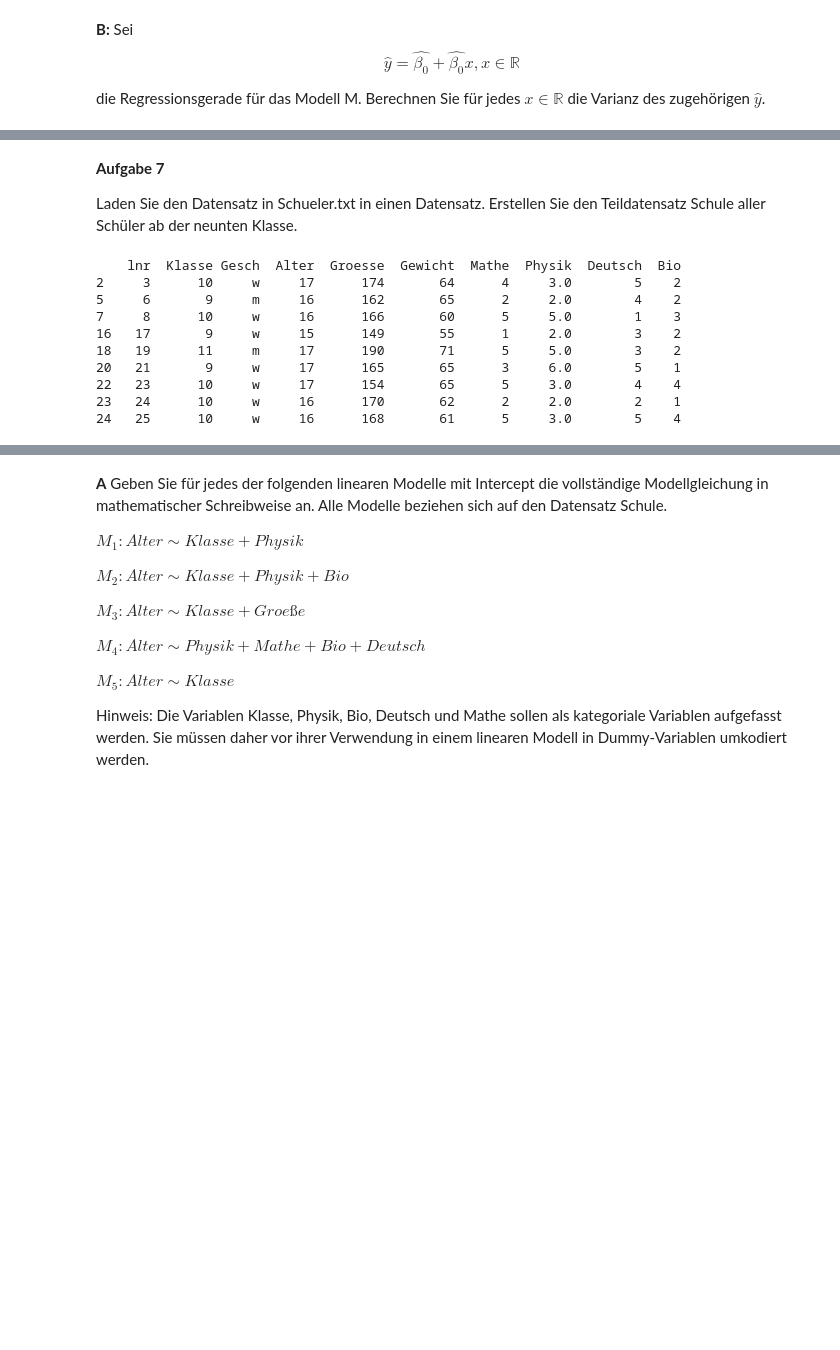
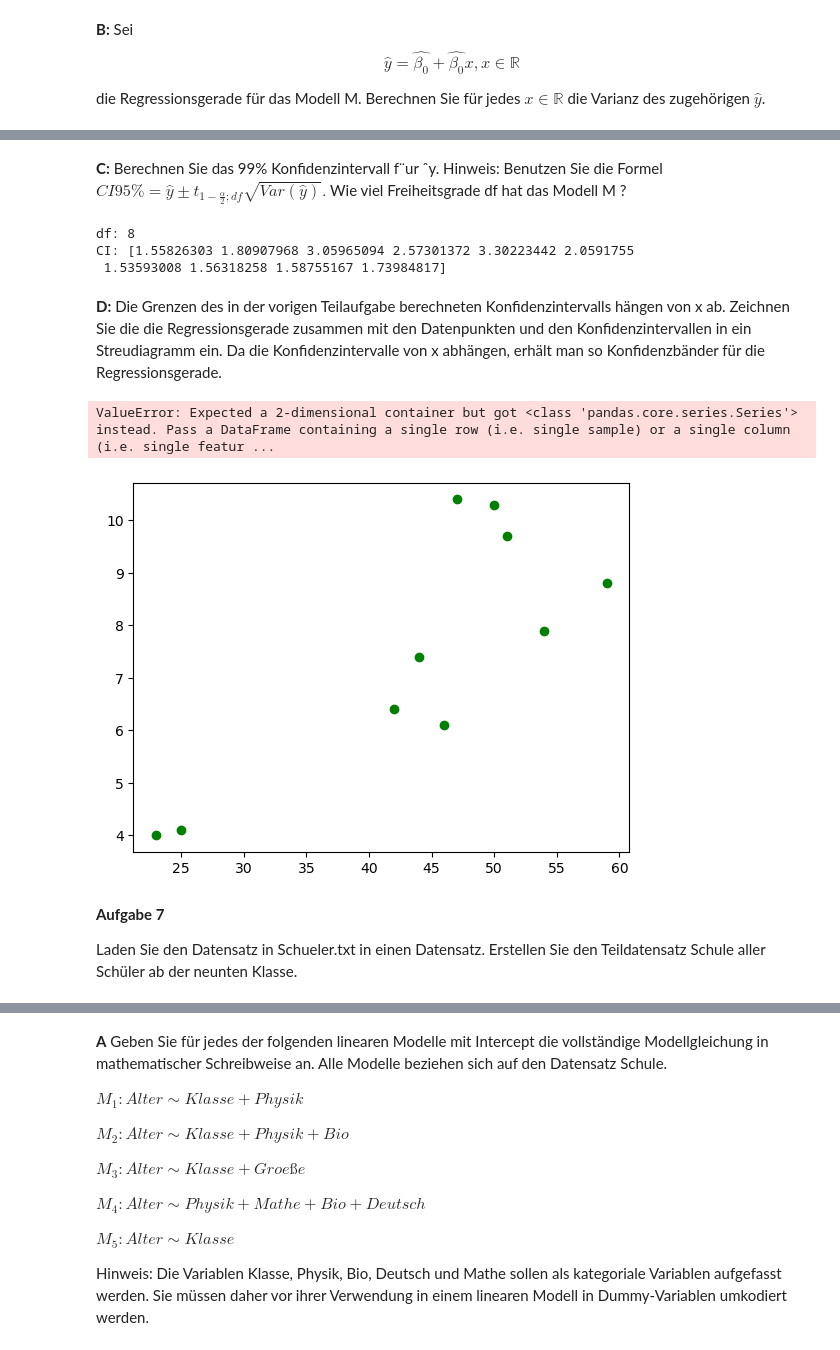
Before and after one commit to mathiashusted/Statistics2, a Jupyter notebook: Uebung 2/Uebung 2.ipynb, the cells around one changed output, grey strips where cells are left out. Cells and saved outputs as stored; diff of their text form; code cells hidden in the pictures; blank space fills up the shorter version.

```diff
--- a/Uebung 2/Uebung 2.ipynb
+++ b/Uebung 2/Uebung 2.ipynb
@@ -128,0 +98,14 @@ dtype: float64
+# %%
+sigma_squared = model_sm.mse_resid
+n = len(glaukom)
+x_mean = glaukom['Alter'].mean()
+
+def calculate_y_variance(x_value, X, sigma_squared, x_mean):
+    return sigma_squared * (1/n + (x_value - x_mean)**2 / np.sum((X - x_mean)**2))
+
+x_values = glaukom['Alter']
+X = glaukom['Alter']
+y_variances = [calculate_y_variance(x_val, X, sigma_squared, x_mean) for x_val in x_values]
+
+for x_val, y_var in zip(x_values, y_variances):
+    print(f"For x = {x_val}, Var(y) = {y_var}")
@@ -129,30 +124,38 @@ dtype: float64
+# %% [markdown]
+**C:** Berechnen Sie das 99% Konfidenzintervall f¨ur ˆy.
+Hinweis: Benutzen Sie die Formel
+$CI95\% = \hat{y} ± t_{1−\frac{α}{2};df}\sqrt{Var(\hat{y})}.$
+Wie viel Freiheitsgrade df hat das Modell M ?
+# %%
+df = n - 2
+
+alpha = 0.01
+
+t_critical = t.ppf(1-(alpha/2), df)
+
+CI = t_critical * np.sqrt(y_variances)
+
+print(f"df: {df}\nCI: {CI}")
+# %% [output]
+df: 8
+CI: [1.55826303 1.80907968 3.05965094 2.57301372 3.30223442 2.0591755
+ 1.53593008 1.56318258 1.58755167 1.73984817]
+# %% [markdown]
+**D:** Die Grenzen des in der vorigen Teilaufgabe berechneten Konfidenzintervalls hängen von x ab. Zeichnen Sie die die Regressionsgerade zusammen mit den Datenpunkten und den Konfidenzintervallen in ein Streudiagramm ein. Da die Konfidenzintervalle von x abhängen, erhält man so
+Konfidenzbänder für die Regressionsgerade.
+# %%
+plt.scatter(age, defect, label="Datenpunkte", color="green")
+
+y_pred = model.predict(X)
+
+plt.plot(age,y_pred)
+
+plt.show()
+# %% [output]
+ValueError: Expected a 2-dimensional container but got <class 'pandas.core.series.Series'> instead. Pass a DataFrame containing a single row (i.e. single sample) or a single column (i.e. single featur ...
+[figure, added]
 # %% [markdown]
 **Aufgabe 7**
 
 Laden Sie den Datensatz in Schueler.txt in einen Datensatz.
 Erstellen Sie den Teildatensatz Schule aller Schüler ab der neunten Klasse.
-# %%
-schueler = pd.read_csv("Schueler.txt", sep=" ")
-
-schule = schueler[schueler['Klasse'] >= 9]
-
-print(schule)
-
-age = np.array(schule['Alter'])
-height = np.array(schule['Groesse'])
-cl = np.array(schule['Klasse'])
-physics = np.array(schule['Physik'])
-bio = np.array(schule['Bio'])
-german = np.array(schule['Deutsch'])
-maths = np.array(schule['Mathe'])
-# %% [output]
-    lnr  Klasse Gesch  Alter  Groesse  Gewicht  Mathe  Physik  Deutsch  Bio
-2     3      10     w     17      174       64      4     3.0        5    2
-5     6       9     m     16      162       65      2     2.0        4    2
-7     8      10     w     16      166       60      5     5.0        1    3
-16   17       9     w     15      149       55      1     2.0        3    2
-18   19      11     m     17      190       71      5     5.0        3    2
-20   21       9     w     17      165       65      3     6.0        5    1
-22   23      10     w     17      154       65      5     3.0        4    4
-23   24      10     w     16      170       62      2     2.0        2    1
-24   25      10     w     16      168       61      5     3.0        5    4
```
Also changed, not shown: parts of 11 cells of this notebook, 1 other file.
